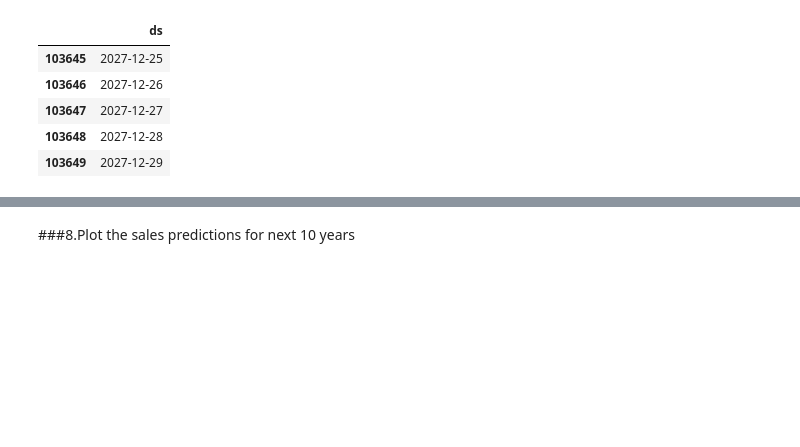
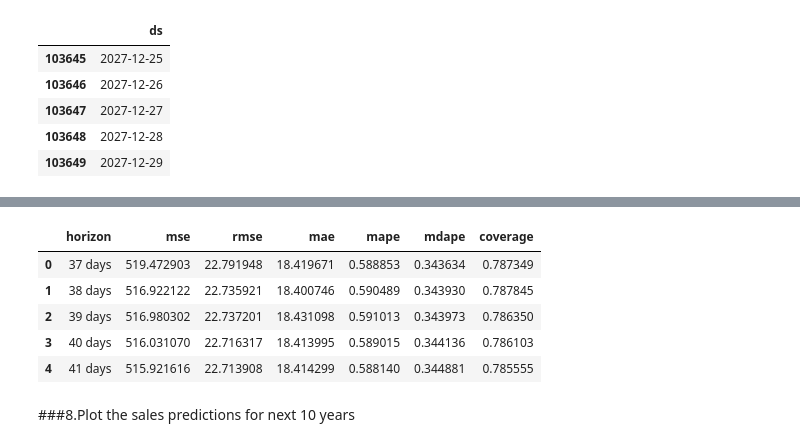
Before and after one commit to varalakshmiarcot/StoreitemDemandForecasting-using-Time-Series, a Jupyter notebook: Store_item_demand_using_prophet.ipynb, the cells around one changed output, grey strips where cells are left out. Saved outputs shown, nothing was run; the diff lists cells and outputs as text; code cells hidden in the pictures; blank space fills up the shorter version.

```diff
--- a/Store_item_demand_using_prophet.ipynb
+++ b/Store_item_demand_using_prophet.ipynb
@@ -217,3 +258,13 @@ forecast_10years.head()
+# %%
+df_p10years = performance_metrics(df_cv10years)
+df_p10years.head()
+# %% [output]
+|  | horizon | mse | rmse | mae | mape | mdape | coverage |
+| 0 | 37 days | 519.472903 | 22.791948 | 18.419671 | 0.588853 | 0.343634 | 0.787349 |
+| 1 | 38 days | 516.922122 | 22.735921 | 18.400746 | 0.590489 | 0.343930 | 0.787845 |
+| 2 | 39 days | 516.980302 | 22.737201 | 18.431098 | 0.591013 | 0.343973 | 0.786350 |
+| 3 | 40 days | 516.031070 | 22.716317 | 18.413995 | 0.589015 | 0.344136 | 0.786103 |
+| 4 | 41 days | 515.921616 | 22.713908 | 18.414299 | 0.588140 | 0.344881 | 0.785555 |
 # %% [markdown]
 ###8.Plot the sales predictions for next 10 years
 # %%
```
Also changed, not shown: parts of 16 cells of this notebook.
